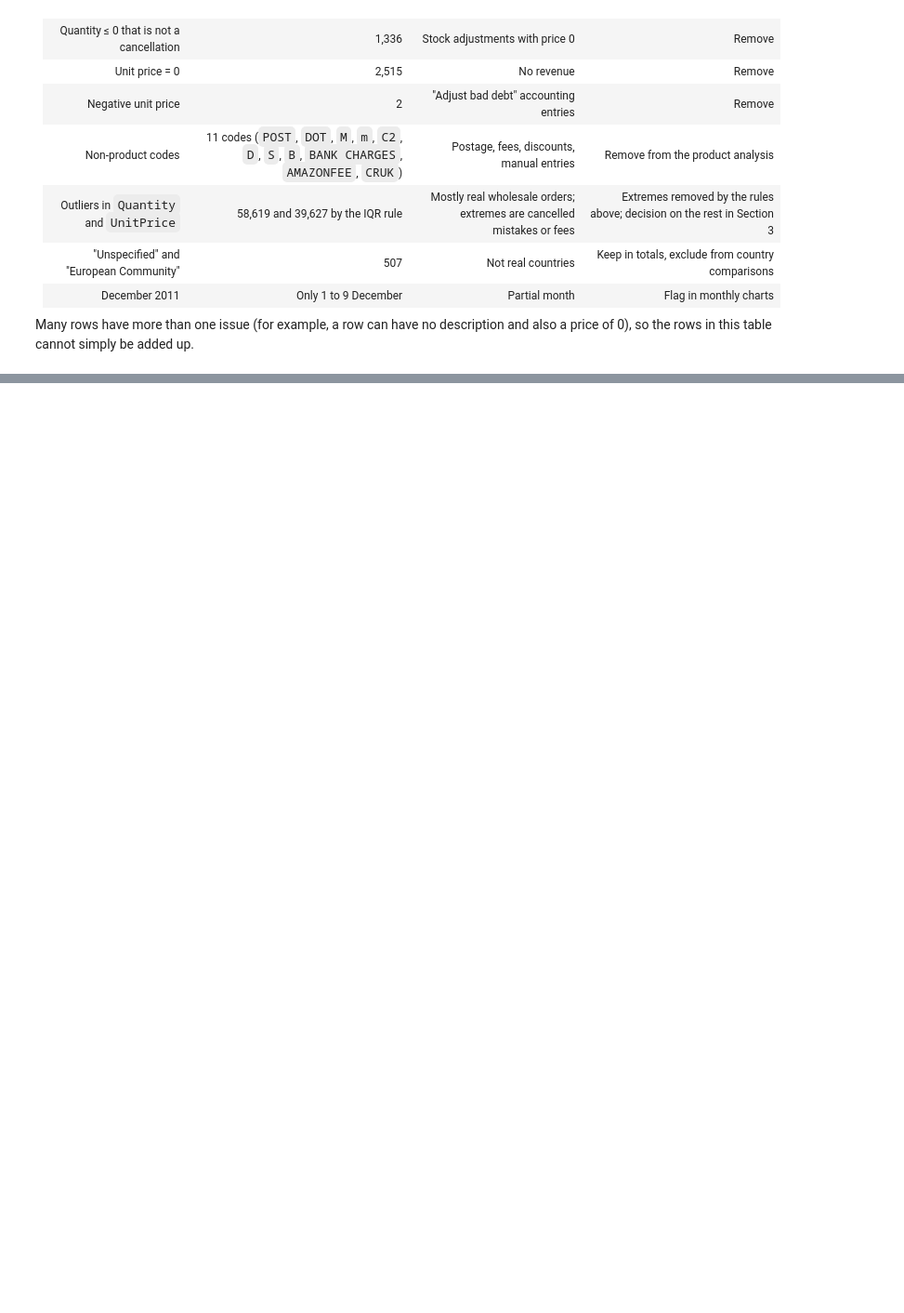
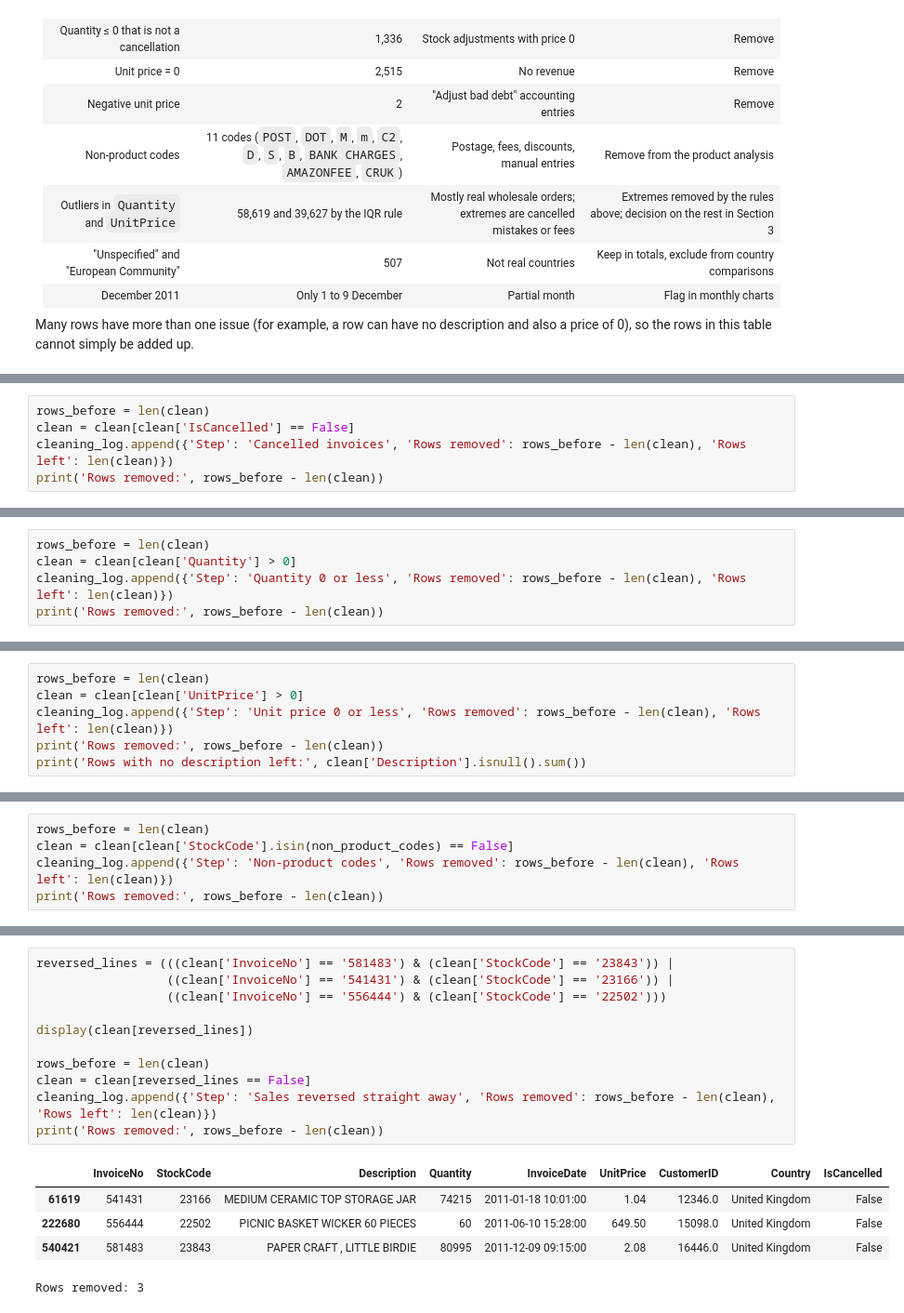
Before and after one commit to MatheusFerreiraL/dvc-ca2-online-retail, a Jupyter notebook: dvc_ca2_online_retail.ipynb, the cells around one changed output, grey strips where cells are left out. Shown at 93% size. Cells and saved outputs as stored; diff of their text form; blank space fills up the shorter version.

```diff
--- a/dvc_ca2_online_retail.ipynb
+++ b/dvc_ca2_online_retail.ipynb
@@ -406,0 +489,5 @@ Many rows have more than one issue (for example, a row can have no description a
+# %%
+rows_before = len(clean)
+clean = clean[clean['IsCancelled'] == False]
+cleaning_log.append({'Step': 'Cancelled invoices', 'Rows removed': rows_before - len(clean), 'Rows left': len(clean)})
+print('Rows removed:', rows_before - len(clean))
@@ -406,0 +500,5 @@ Many rows have more than one issue (for example, a row can have no description a
+# %%
+rows_before = len(clean)
+clean = clean[clean['Quantity'] > 0]
+cleaning_log.append({'Step': 'Quantity 0 or less', 'Rows removed': rows_before - len(clean), 'Rows left': len(clean)})
+print('Rows removed:', rows_before - len(clean))
@@ -406,0 +511,6 @@ Many rows have more than one issue (for example, a row can have no description a
+# %%
+rows_before = len(clean)
+clean = clean[clean['UnitPrice'] > 0]
+cleaning_log.append({'Step': 'Unit price 0 or less', 'Rows removed': rows_before - len(clean), 'Rows left': len(clean)})
+print('Rows removed:', rows_before - len(clean))
+print('Rows with no description left:', clean['Description'].isnull().sum())
@@ -406,0 +524,5 @@ Many rows have more than one issue (for example, a row can have no description a
+# %%
+rows_before = len(clean)
+clean = clean[clean['StockCode'].isin(non_product_codes) == False]
+cleaning_log.append({'Step': 'Non-product codes', 'Rows removed': rows_before - len(clean), 'Rows left': len(clean)})
+print('Rows removed:', rows_before - len(clean))
@@ -406,0 +552,17 @@ Many rows have more than one issue (for example, a row can have no description a
+# %%
+reversed_lines = (((clean['InvoiceNo'] == '581483') & (clean['StockCode'] == '23843')) |
+                  ((clean['InvoiceNo'] == '541431') & (clean['StockCode'] == '23166')) |
+                  ((clean['InvoiceNo'] == '556444') & (clean['StockCode'] == '22502')))
+
+display(clean[reversed_lines])
+
+rows_before = len(clean)
+clean = clean[reversed_lines == False]
+cleaning_log.append({'Step': 'Sales reversed straight away', 'Rows removed': rows_before - len(clean), 'Rows left': len(clean)})
+print('Rows removed:', rows_before - len(clean))
+# %% [output]
+|  | InvoiceNo | StockCode | Description | Quantity | InvoiceDate | UnitPrice | CustomerID | Country | IsCancelled |
+| 61619 | 541431 | 23166 | MEDIUM CERAMIC TOP STORAGE JAR | 74215 | 2011-01-18 10:01:00 | 1.04 | 12346.0 | United Kingdom | False |
+| 222680 | 556444 | 22502 | PICNIC BASKET WICKER 60 PIECES | 60 | 2011-06-10 15:28:00 | 649.50 | 15098.0 | United Kingdom | False |
+| 540421 | 581483 | 23843 | PAPER CRAFT , LITTLE BIRDIE | 80995 | 2011-12-09 09:15:00 | 2.08 | 16446.0 | United Kingdom | False |
+Rows removed: 3
```
Also changed, not shown: parts of 47 cells of this notebook.
